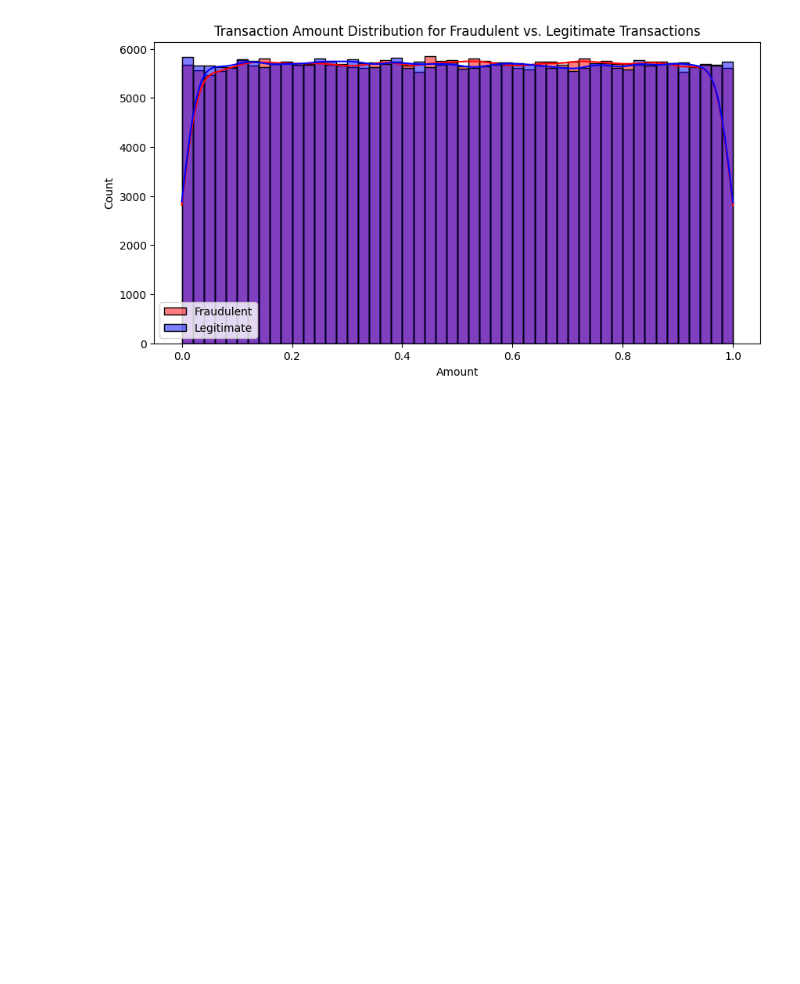
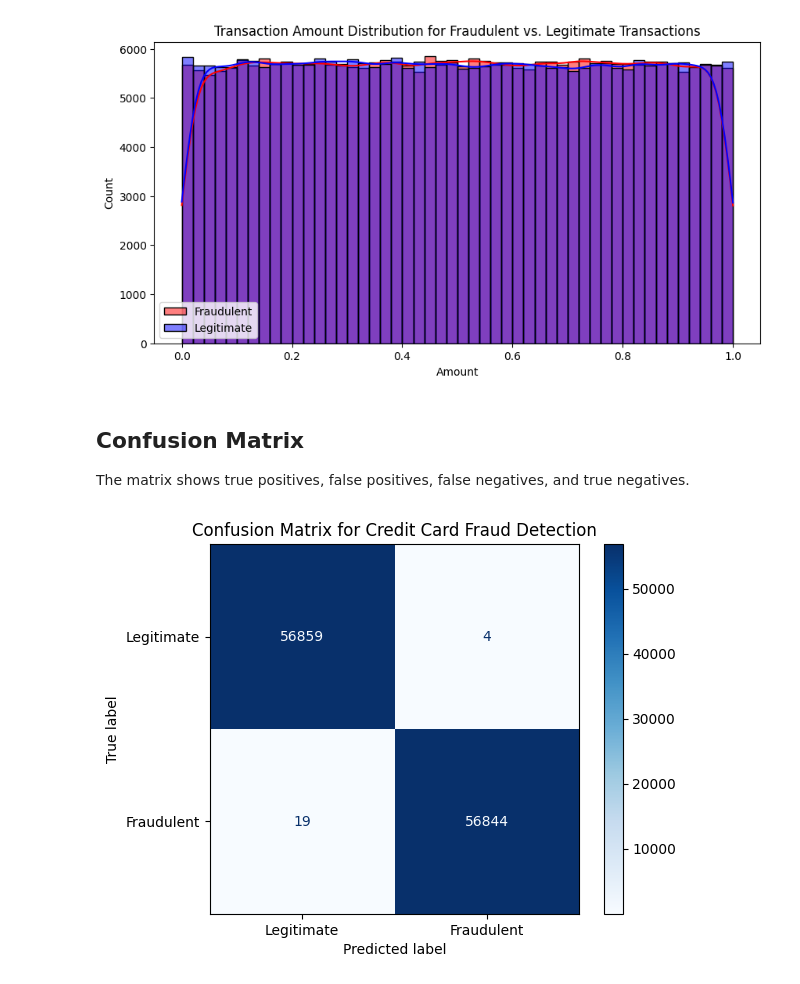
Before and after one commit to nwalablessing/credit_card_fraud_detection, a Jupyter notebook: jupyter code.ipynb, the cells around one changed output. Saved outputs shown, nothing was run; the diff lists cells and outputs as text; code cells hidden in the pictures; blank space fills up the shorter version.

```diff
--- a/jupyter code.ipynb
+++ b/jupyter code.ipynb
@@ -215,3 +215,19 @@ plt.title("Transaction Amount Distribution for Fraudulent vs. Legitimate Transac
 plt.show()
 # %% [output]
 [figure]
+# %% [markdown]
+## Confusion Matrix
+The matrix shows true positives, false positives, false negatives, and true negatives.
+# %%
+from sklearn.metrics import confusion_matrix, ConfusionMatrixDisplay
+
+# Generate the confusion matrix
+cm = confusion_matrix(y_test, y_pred)
+
+# Display the confusion matrix
+disp = ConfusionMatrixDisplay(confusion_matrix=cm, display_labels=["Legitimate", "Fraudulent"])
+disp.plot(cmap="Blues")
+plt.title("Confusion Matrix for Credit Card Fraud Detection")
+plt.show()
+# %% [output]
+[figure, added]
```
Also changed, not shown: parts of 2 cells of this notebook.
